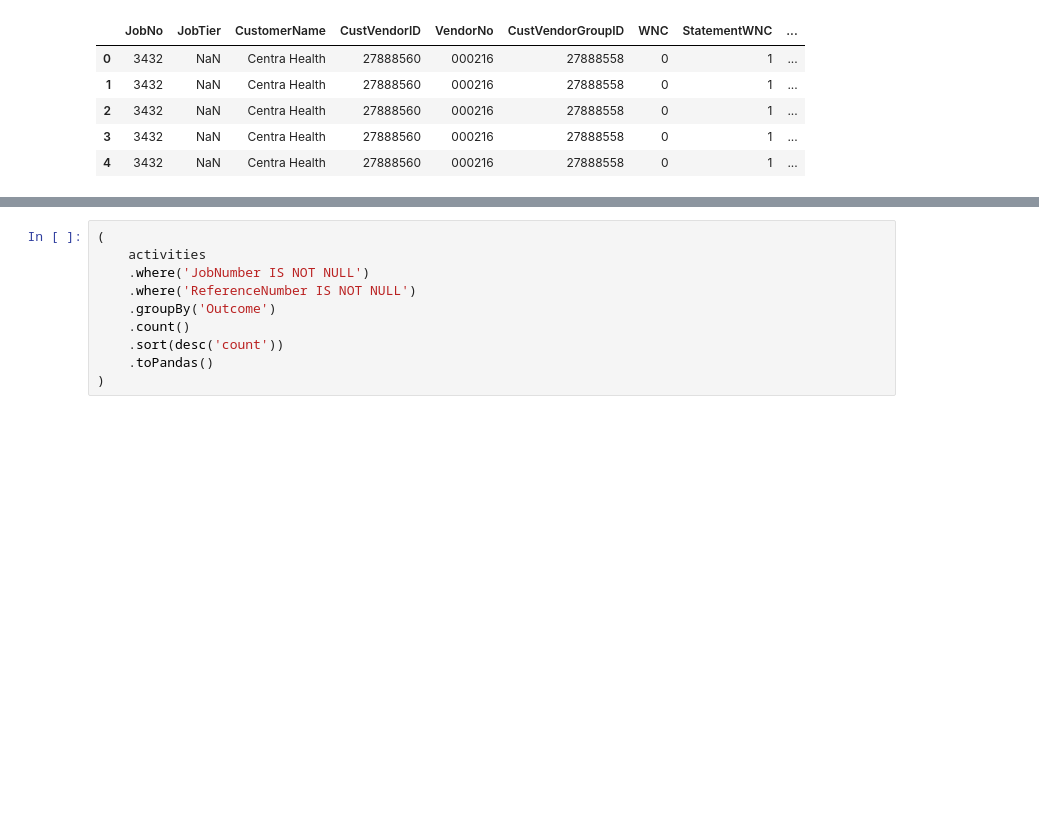
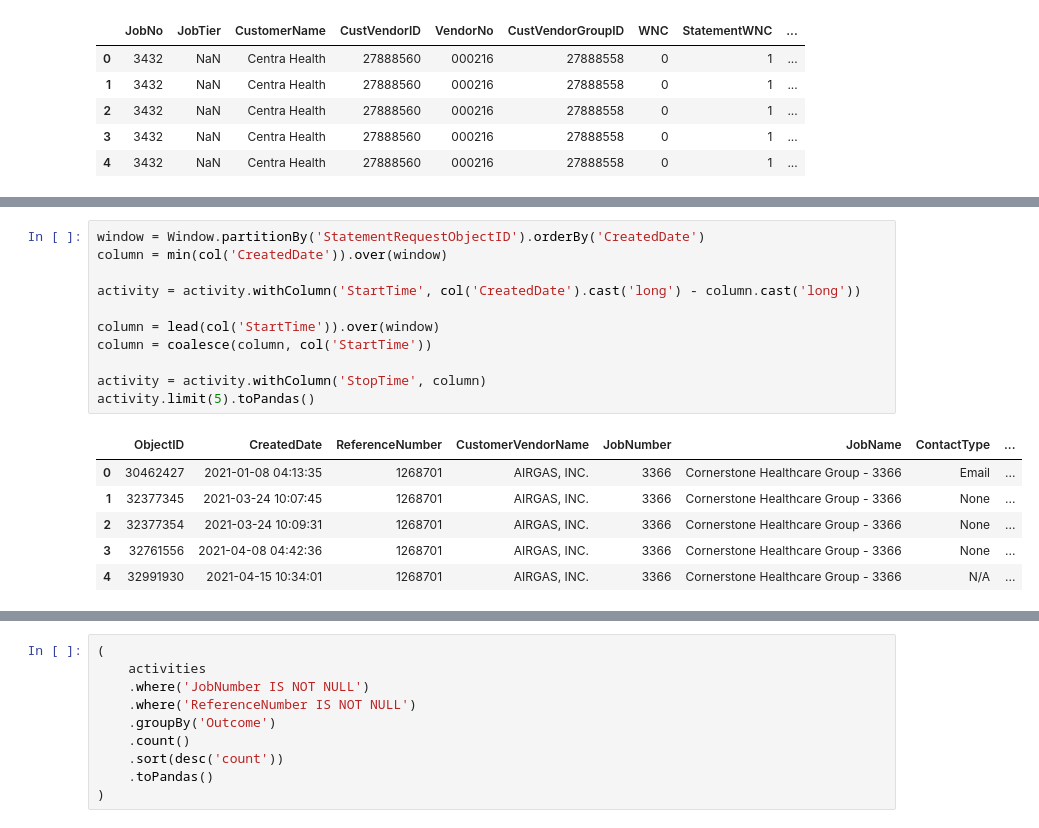
Before and after one commit to cpassorelli/call-reports, a Jupyter notebook: ipython/report-statement-code-copy.ipynb, the cells around one changed output, grey strips where cells are left out. Saved outputs shown, nothing was run; the diff lists cells and outputs as text; blank space fills up the shorter version.

```diff
--- a/ipython/report-statement-code-copy.ipynb
+++ b/ipython/report-statement-code-copy.ipynb
@@ -313,0 +512,18 @@ requests.where(col('ObjectID').isin(statementIdentity)).limit(5).toPandas()
+# %%
+window = Window.partitionBy('StatementRequestObjectID').orderBy('CreatedDate')
+column = min(col('CreatedDate')).over(window)
+
+activity = activity.withColumn('StartTime', col('CreatedDate').cast('long') - column.cast('long'))
+
+column = lead(col('StartTime')).over(window)
+column = coalesce(column, col('StartTime'))
+
+activity = activity.withColumn('StopTime', column)
+activity.limit(5).toPandas()
+# %% [output]
+|  | ObjectID | CreatedDate | ReferenceNumber | CustomerVendorName | JobNumber | JobName | ContactType | ... |
+| 0 | 30462427 | 2021-01-08 04:13:35 | 1268701 | AIRGAS, INC. | 3366 | Cornerstone Healthcare Group - 3366 | Email | ... |
+| 1 | 32377345 | 2021-03-24 10:07:45 | 1268701 | AIRGAS, INC. | 3366 | Cornerstone Healthcare Group - 3366 | None | ... |
+| 2 | 32377354 | 2021-03-24 10:09:31 | 1268701 | AIRGAS, INC. | 3366 | Cornerstone Healthcare Group - 3366 | None | ... |
+| 3 | 32761556 | 2021-04-08 04:42:36 | 1268701 | AIRGAS, INC. | 3366 | Cornerstone Healthcare Group - 3366 | None | ... |
+| 4 | 32991930 | 2021-04-15 10:34:01 | 1268701 | AIRGAS, INC. | 3366 | Cornerstone Healthcare Group - 3366 | N/A | ... |
```
Also changed, not shown: parts of 23 cells of this notebook, 3 other files.
